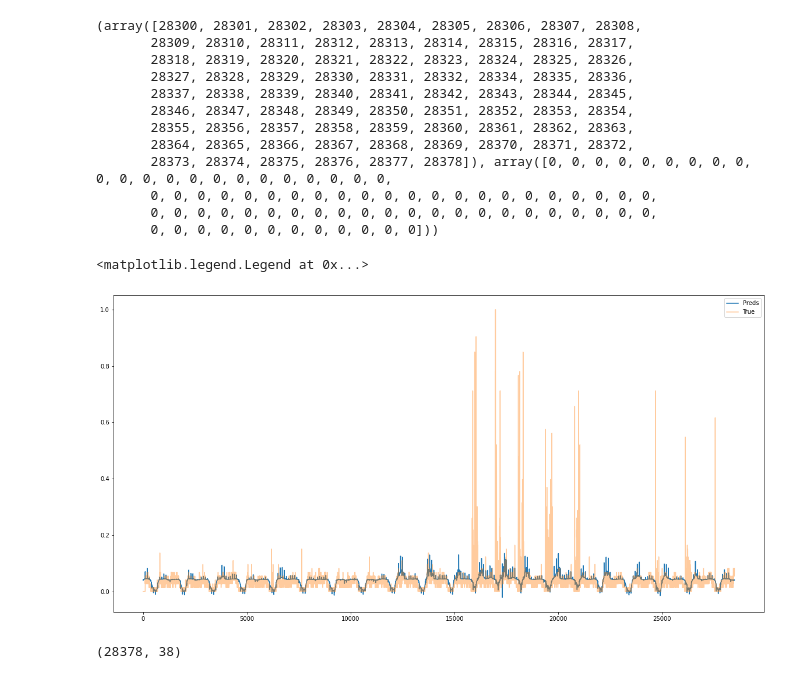
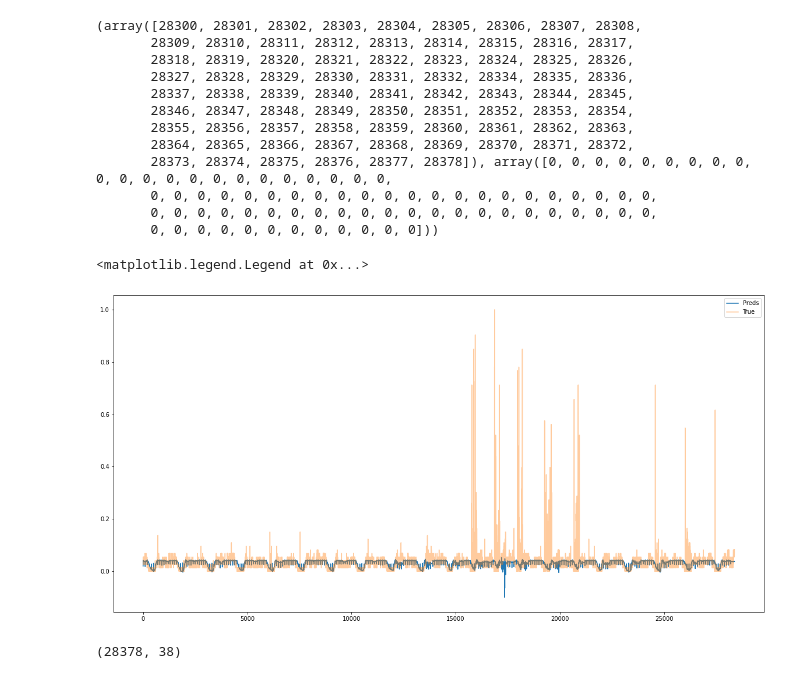
Before and after one commit to ML4ITS/mtad-gat-pytorch, a Jupyter notebook: eda/smd_eda.ipynb, the cells around one changed output. Saved outputs shown, nothing was run; the diff lists cells and outputs as text; code cells hidden in the pictures.

Commit message:
lstm-based autoencoder as recon model

```diff
--- a/eda/smd_eda.ipynb
+++ b/eda/smd_eda.ipynb
@@ -151,7 +151,7 @@ plt.plot(x_interp[16000:17000])
 [figure]
 # %%
 # output = pd.read_csv('../output/smd/machine-1-1_test.csv')
-output = pd.read_pickle('../output/smd/machine-1-1_test.pkl')
+output = pd.read_pickle('../output/smd/machine-1-1_train.pkl')
 # %%
 output.head()
 # %% [output]
@@ -226,16 +226,16 @@ print(np.where(equals == False))
 # %%
 
 # Plot
 plt.figure(figsize=(20, 10))
-preds = output.loc[:, [f'Pred_{i}']]
+preds = output.loc[:, [f'Recon_{i}']]
 true_y = output.loc[:, [f'True_{i}']]
 plt.plot(preds.values, label='Preds')
 plt.plot(true_y.values, label='True', alpha=0.4)
 
 plt.legend()
 # %% [output]
 <matplotlib.legend.Legend at 0x...>
-[figure, old version]
+[figure, new version]
 # %%
 # Compute anomaly for every feature
 for i in range(38):
```
Also changed, not shown: parts of 3 cells of this notebook, 3 other files.
